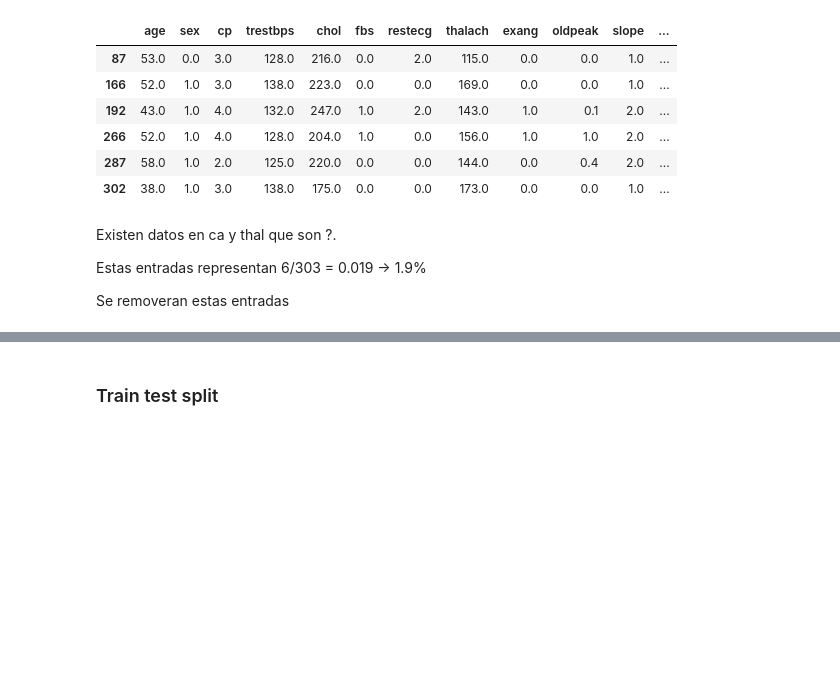
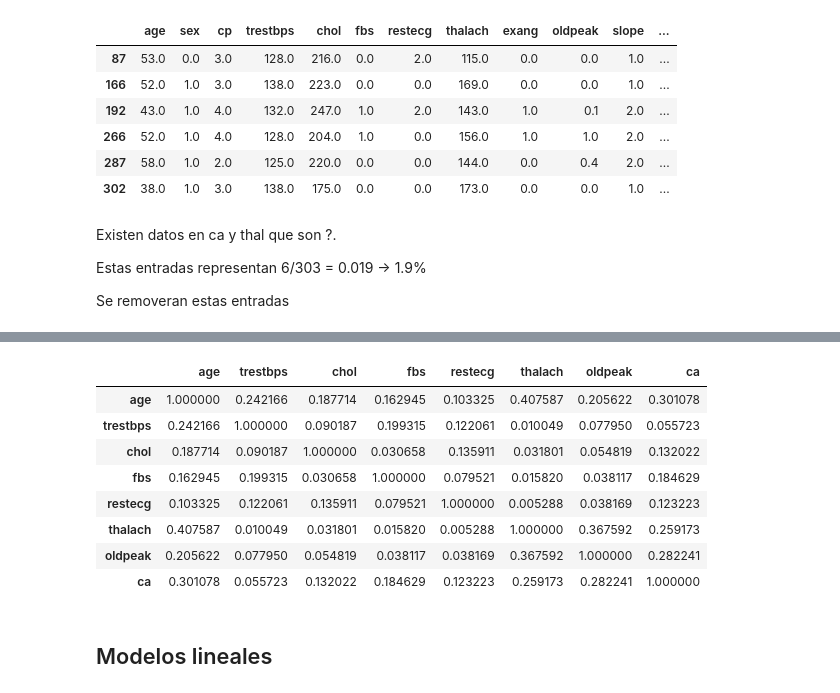
Before and after one commit to Gegori1/Modelado-Preedictivo, a Jupyter notebook: LDA/reporte/LDA_homework.ipynb, the cells around one changed output, grey strips where cells are left out. Saved outputs shown, nothing was run; the diff lists cells and outputs as text; code cells hidden in the pictures; blank space fills up the shorter version.

```diff
--- a/LDA/reporte/LDA_homework.ipynb
+++ b/LDA/reporte/LDA_homework.ipynb
@@ -79,0 +191,9 @@ data = (
+# %%
+X_train, X_test, y_train, y_test = train_test_split(
+    data.drop("num", axis=1), data[["num"]], test_size=split_size, random_state=seed
+)
+# %%
+# categorical variables
+X_train_cat = X_train.select_dtypes(include="category")
+# ordinal variables
+X_train_ord = X_train.select_dtypes(include=np.number)
@@ -79,0 +212,13 @@ data = (
+# %%
+# correlation pearson
+X_train_ord.corr(method="pearson").abs().style.background_gradient(cmap="coolwarm")
+# %% [output]
+|  | age | trestbps | chol | fbs | restecg | thalach | oldpeak | ca |
+| age | 1.000000 | 0.242166 | 0.187714 | 0.162945 | 0.103325 | 0.407587 | 0.205622 | 0.301078 |
+| trestbps | 0.242166 | 1.000000 | 0.090187 | 0.199315 | 0.122061 | 0.010049 | 0.077950 | 0.055723 |
+| chol | 0.187714 | 0.090187 | 1.000000 | 0.030658 | 0.135911 | 0.031801 | 0.054819 | 0.132022 |
+| fbs | 0.162945 | 0.199315 | 0.030658 | 1.000000 | 0.079521 | 0.015820 | 0.038117 | 0.184629 |
+| restecg | 0.103325 | 0.122061 | 0.135911 | 0.079521 | 1.000000 | 0.005288 | 0.038169 | 0.123223 |
+| thalach | 0.407587 | 0.010049 | 0.031801 | 0.015820 | 0.005288 | 1.000000 | 0.367592 | 0.259173 |
+| oldpeak | 0.205622 | 0.077950 | 0.054819 | 0.038117 | 0.038169 | 0.367592 | 1.000000 | 0.282241 |
+| ca | 0.301078 | 0.055723 | 0.132022 | 0.184629 | 0.123223 | 0.259173 | 0.282241 | 1.000000 |
@@ -80 +227,3 @@ data = (
+# %% [markdown]
+## Modelos lineales
 # %%
@@ -84,3 +232 @@ data = (
-# %% [markdown]
-### Train test split
 # %%
```
Also changed, not shown: parts of 35 cells of this notebook, 2 other files.
